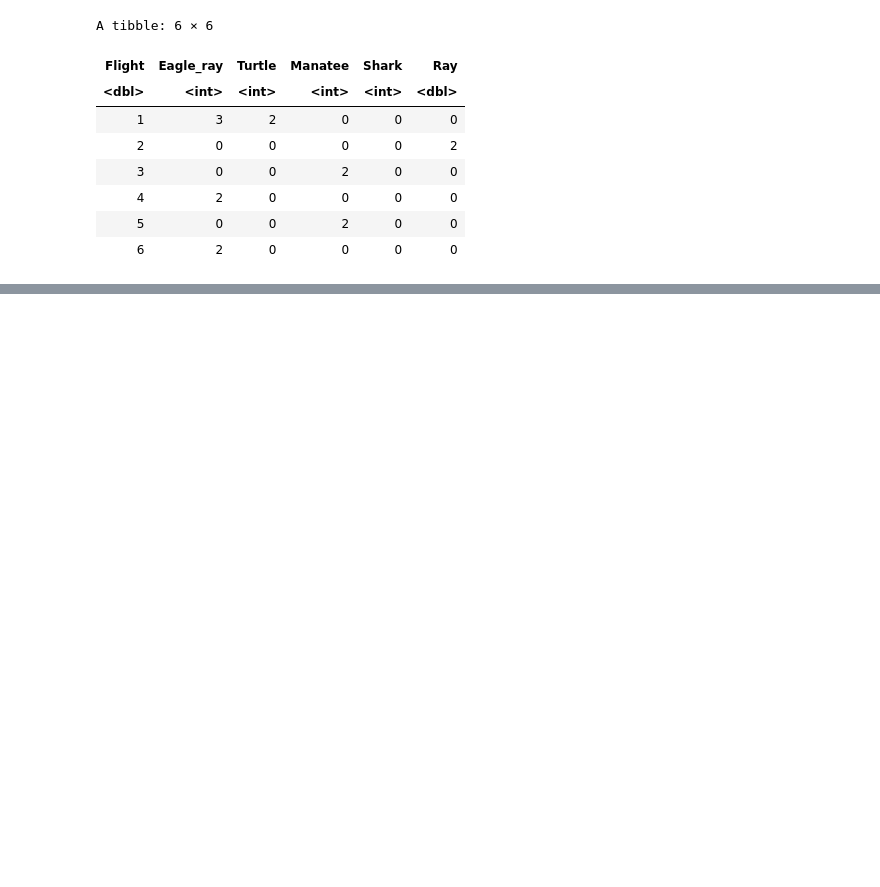
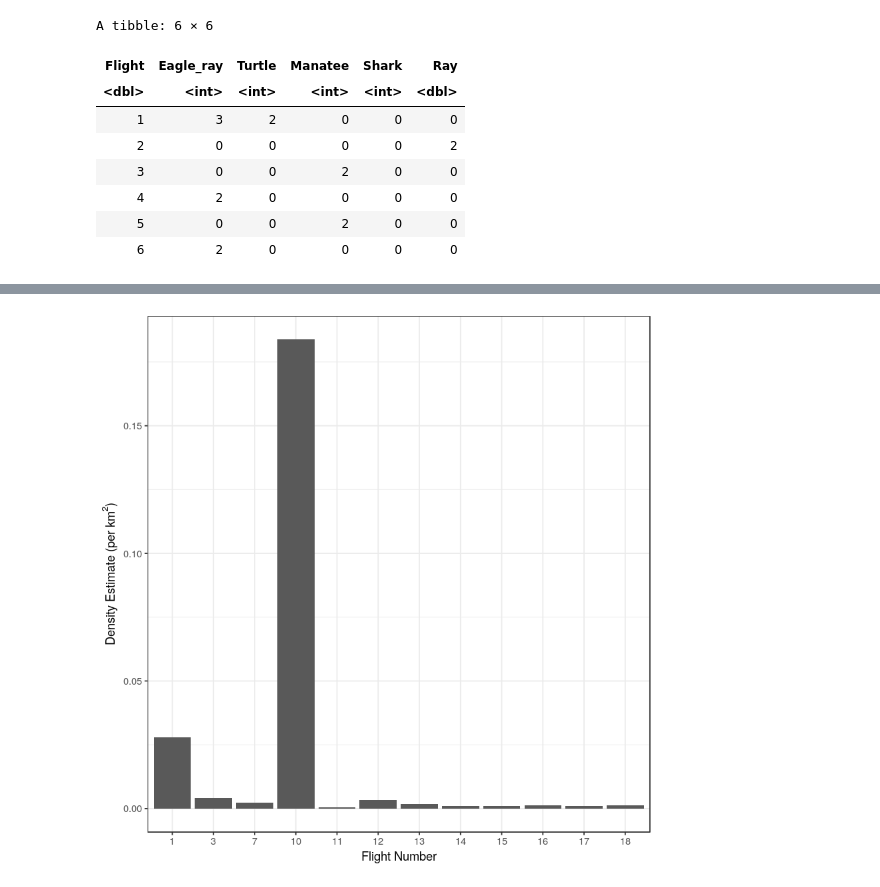
Before and after one commit to EvalImperialforces/CMEE_Thesis, a Jupyter notebook: Code/RealData_Analysis.ipynb, the cells around one changed output, grey strips where cells are left out. Saved outputs shown, nothing was run; the diff lists cells and outputs as text; code cells hidden in the pictures; blank space fills up the shorter version.

Commit message:
Real Data Aanalysis complete, ANOVA tests to complete and results writeup

```diff
--- a/Code/RealData_Analysis.ipynb
+++ b/Code/RealData_Analysis.ipynb
@@ -18,6 +18,7 @@ library(geosphere)
 suppressMessages(library(reshape2))
 library(ggplot2)
 library(ggthemes)
+library(xtable)
 
 
 # Import cleaned datasets from the Data_Wrangling
@@ -27,7 +28,10 @@ source('Data_Wrangling.R')
 original_biot <- read.csv("../Data/Metadata/BIOT/BIOT_2018.csv", header = T)
 original_biot <- subset(original_biot, original_biot$Flight.or.Grounded == 'Flight') # All images in flight
 # Subset by particular flights
-original_biot <- original_biot[original_biot$Flight == 1 | original_biot$Flight == 3 | original_biot$Flight == 7 | original_biot$Flight == 8 | original_biot$Flight == 10 | original_biot$Flight == 11 | original_biot$Flight == 12,  ]
+flights_chosen <- c(1,3,7,8,10,11,12)
+original_biot <- original_biot[original_biot$Flight %in% flights_chosen,]
+original_belize <- belize
+#original_belize
 # %%
 # Total counts
 
@@ -225,0 +639,23 @@ bar.plot_bel
+# %%
+####### Density per flight #######
+tc_no8 <- total_count[-4,] # Take out flight 8 (unusually high with all the birds)
+#tc_no8 <- tc_no8[-4,] # Take out flight 10 because lots of hits in a short flight?
+#tc_no8 <- cbind(a = c(1,2,3,4,5,6,7), tc_no8)
+tc_no8$Flight <- as.factor(tc_no8$Flight)
+#tc_no8
+#pdf(file = paste("../Results/Density_per_flight.pdf", sep = ""))
+ggplot(data = tc_no8, aes(x = tc_no8$Flight, y = tc_no8$Density_Estimate_km2)) +
+                      geom_bar(stat = 'identity') +
+                      xlab("Flight Number") +
+                      ylab(expression(paste(
+                        "Density Estimate (per ",
+                         km^2,
+                        ")", sep=""))) +
+                      #scale_x_continuous(breaks = c(1, 2, 3, 4, 5, 6, 7)) +
+                      theme_bw()
+#dev.off()
+
+
+#hist(tc_no8$Density_Estimate_km2)
+# %% [output]
+[figure, added]
```
Also changed, not shown: parts of 24 cells of this notebook, 5 other files.
